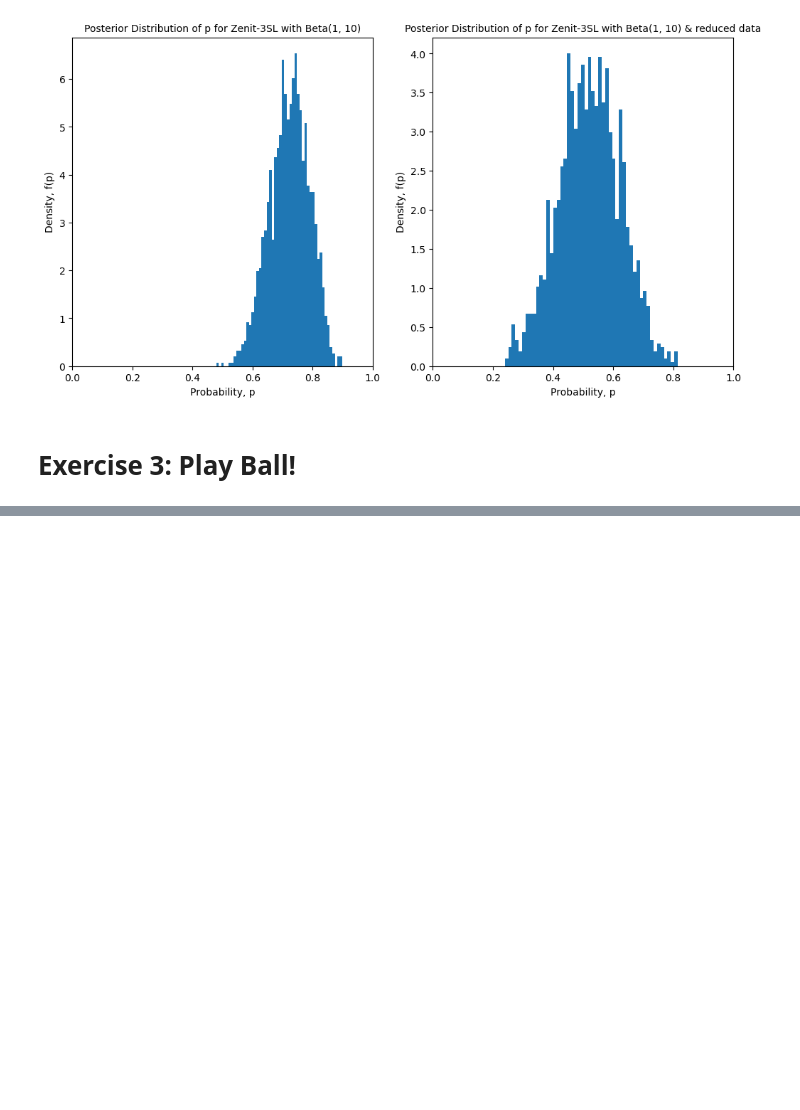
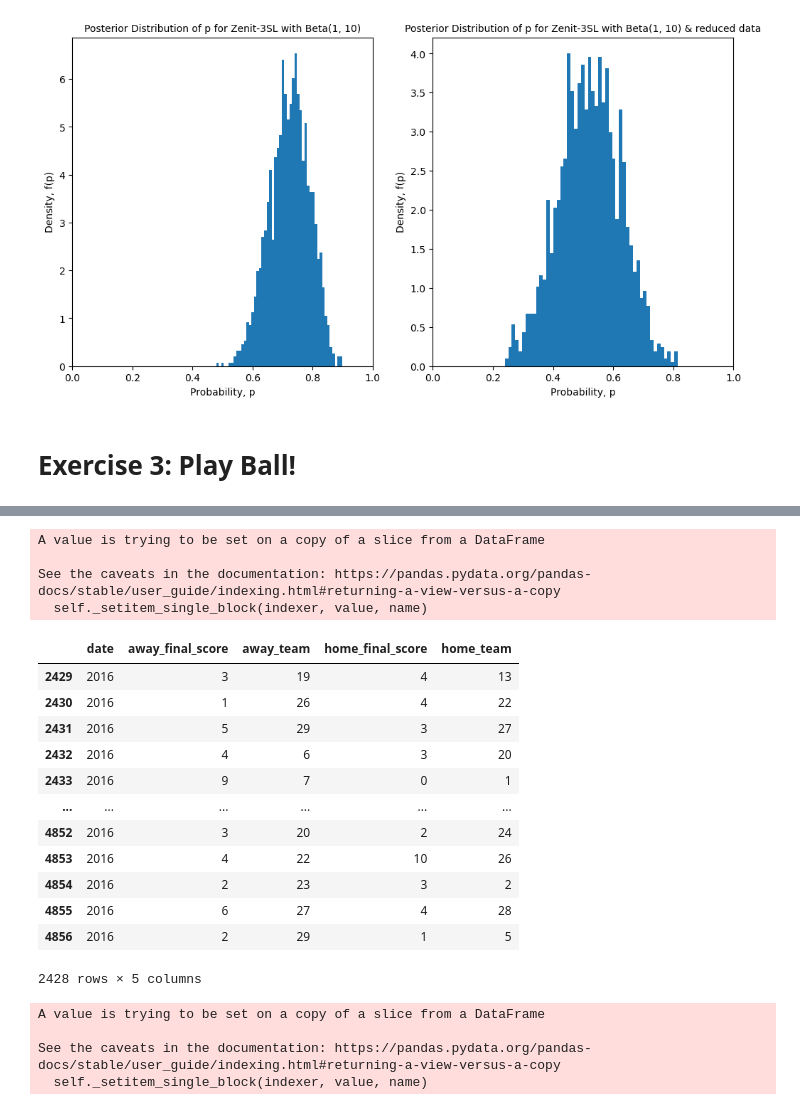
Before and after one commit to johnwslee/Data_Science_Libraries, a Jupyter notebook: pystan/UBC-MDS_example/lab2.ipynb, the cells around one changed output, grey strips where cells are left out. Saved outputs shown, nothing was run; the diff lists cells and outputs as text; code cells hidden in the pictures; blank space fills up the shorter version.

```diff
--- a/pystan/UBC-MDS_example/lab2.ipynb
+++ b/pystan/UBC-MDS_example/lab2.ipynb
@@ -400,0 +447,3 @@ plt.show();
+# %%
+# Choose only 2016
+games_raw = games_raw.query("date == 2016")
@@ -400,0 +464,27 @@ plt.show();
+# %%
+games = games_temp.copy()
+
+for i in range(len(games)):
+    games["away_team"].iloc[i] = dictionary_names[games_temp["away_team"].iloc[i]]
+    games["home_team"].iloc[i] = dictionary_names[games_temp["home_team"].iloc[i]]
+# %% [output]
+A value is trying to be set on a copy of a slice from a DataFrame
+
+See the caveats in the documentation: https://pandas.pydata.org/pandas-docs/stable/user_guide/indexing.html#returning-a-view-versus-a-copy
+  self._setitem_single_block(indexer, value, name)
+# %%
+games
+# %% [output]
+|  | date | away_final_score | away_team | home_final_score | home_team |
+| 2429 | 2016 | 3 | 19 | 4 | 13 |
+| 2430 | 2016 | 1 | 26 | 4 | 22 |
+| 2431 | 2016 | 5 | 29 | 3 | 27 |
+| 2432 | 2016 | 4 | 6 | 3 | 20 |
+| 2433 | 2016 | 9 | 7 | 0 | 1 |
+| ... | ... | ... | ... | ... | ... |
+| 4852 | 2016 | 3 | 20 | 2 | 24 |
+| 4853 | 2016 | 4 | 22 | 10 | 26 |
+| 4854 | 2016 | 2 | 23 | 3 | 2 |
+| 4855 | 2016 | 6 | 27 | 4 | 28 |
+| 4856 | 2016 | 2 | 29 | 1 | 5 |
+2428 rows × 5 columns
@@ -400,0 +505,16 @@ plt.show();
+# %%
+games["winning_team"] = np.NaN
+games["winning_score"] = np.NaN
+games["losing_team"] = np.NaN
+games["losing_score"] = np.NaN
+
+for i in range(len(games)):
+    games["winning_team"].iloc[i] = games[f"{games.apply(winning_team, axis=1).values[i]}_team"].iloc[i]
+    games["winning_score"].iloc[i] = games[f"{games.apply(winning_team, axis=1).values[i]}_final_score"].iloc[i]
+    games["losing_team"].iloc[i] = games[f"{games.apply(losing_team, axis=1).values[i]}_team"].iloc[i]
+    games["losing_score"].iloc[i] = games[f"{games.apply(losing_team, axis=1).values[i]}_final_score"].iloc[i]
+# %% [output]
+A value is trying to be set on a copy of a slice from a DataFrame
+
+See the caveats in the documentation: https://pandas.pydata.org/pandas-docs/stable/user_guide/indexing.html#returning-a-view-versus-a-copy
+  self._setitem_single_block(indexer, value, name)
```
Also changed, not shown: parts of 16 cells of this notebook.
